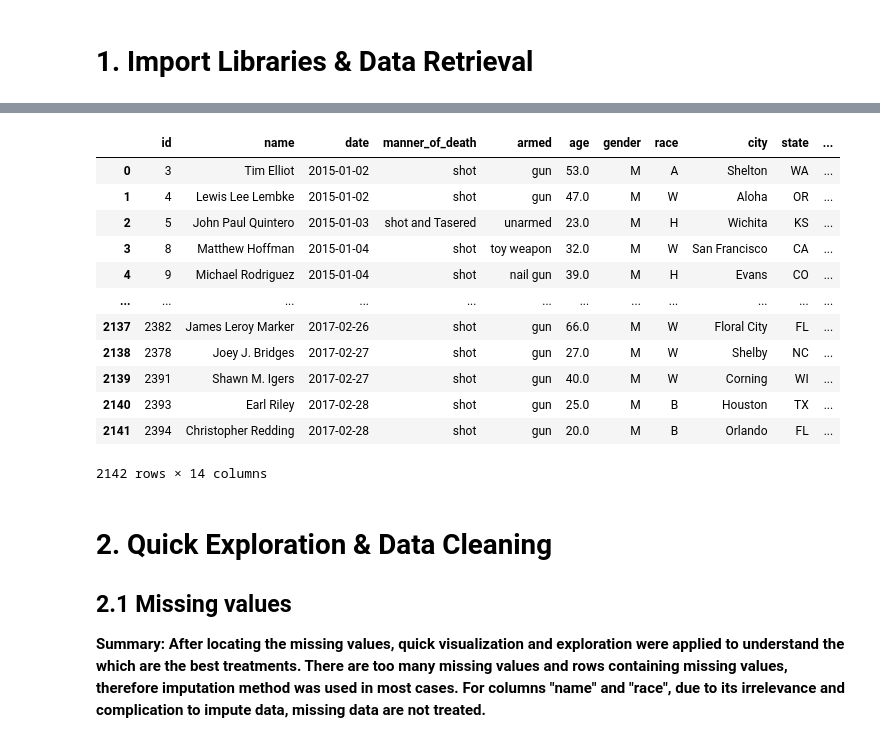
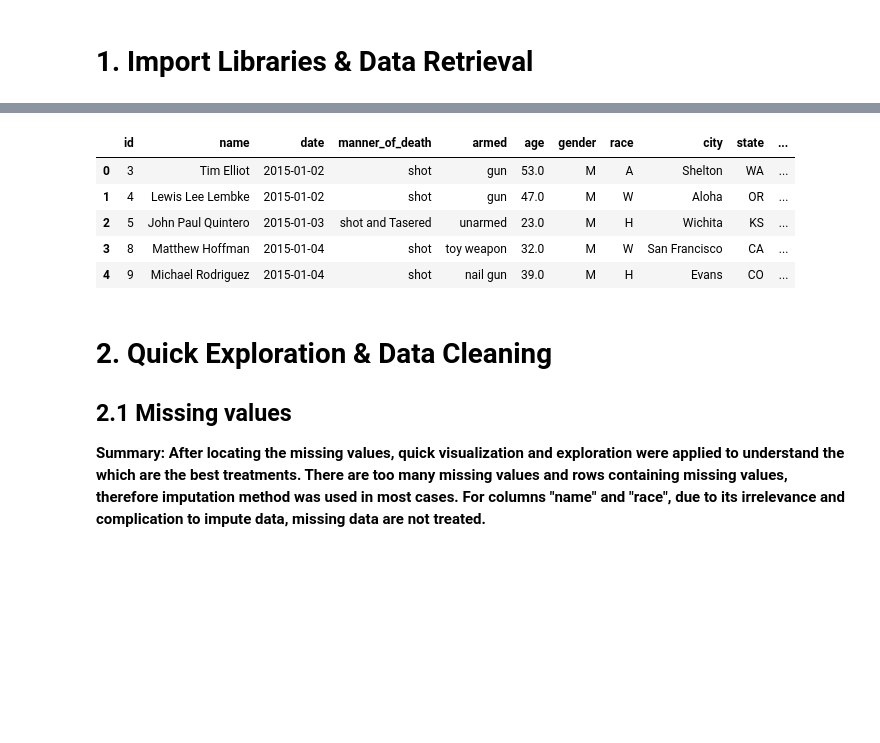
Before and after one commit to CelineChiLamNg/fatal_police_shootings, a Jupyter notebook: FatalPoliceShootings.ipynb, the cells around one changed output, grey strips where cells are left out. Saved outputs shown, nothing was run; the diff lists cells and outputs as text; code cells hidden in the pictures; blank space fills up the shorter version.

```diff
--- a/FatalPoliceShootings.ipynb
+++ b/FatalPoliceShootings.ipynb
@@ -39,21 +41,14 @@ from folium.features import GeoJsonTooltip
 # %%
 db = pd.read_csv("database.csv")
 # %%
-db
+db.head(5)
 # %% [output]
 |  | id | name | date | manner_of_death | armed | age | gender | race | city | state | ... |
 | 0 | 3 | Tim Elliot | 2015-01-02 | shot | gun | 53.0 | M | A | Shelton | WA | ... |
 | 1 | 4 | Lewis Lee Lembke | 2015-01-02 | shot | gun | 47.0 | M | W | Aloha | OR | ... |
 | 2 | 5 | John Paul Quintero | 2015-01-03 | shot and Tasered | unarmed | 23.0 | M | H | Wichita | KS | ... |
 | 3 | 8 | Matthew Hoffman | 2015-01-04 | shot | toy weapon | 32.0 | M | W | San Francisco | CA | ... |
 | 4 | 9 | Michael Rodriguez | 2015-01-04 | shot | nail gun | 39.0 | M | H | Evans | CO | ... |
-| ... | ... | ... | ... | ... | ... | ... | ... | ... | ... | ... | ... |
-| 2137 | 2382 | James Leroy Marker | 2017-02-26 | shot | gun | 66.0 | M | W | Floral City | FL | ... |
-| 2138 | 2378 | Joey J. Bridges | 2017-02-27 | shot | gun | 27.0 | M | W | Shelby | NC | ... |
-| 2139 | 2391 | Shawn M. Igers | 2017-02-27 | shot | gun | 40.0 | M | W | Corning | WI | ... |
-| 2140 | 2393 | Earl Riley | 2017-02-28 | shot | gun | 25.0 | M | B | Houston | TX | ... |
-| 2141 | 2394 | Christopher Redding | 2017-02-28 | shot | gun | 20.0 | M | B | Orlando | FL | ... |
-2142 rows × 14 columns
 # %% [markdown]
 # 2. Quick Exploration & Data Cleaning
 
```
Also changed, not shown: parts of 33 cells of this notebook, 2 other files.
